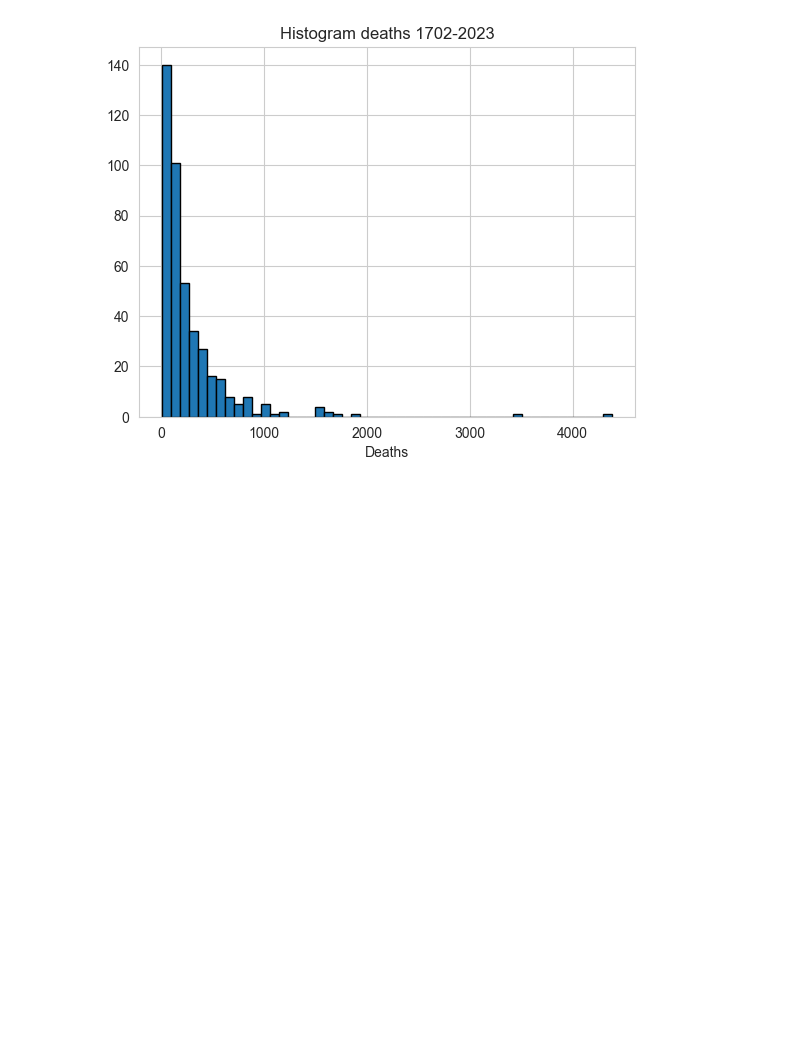
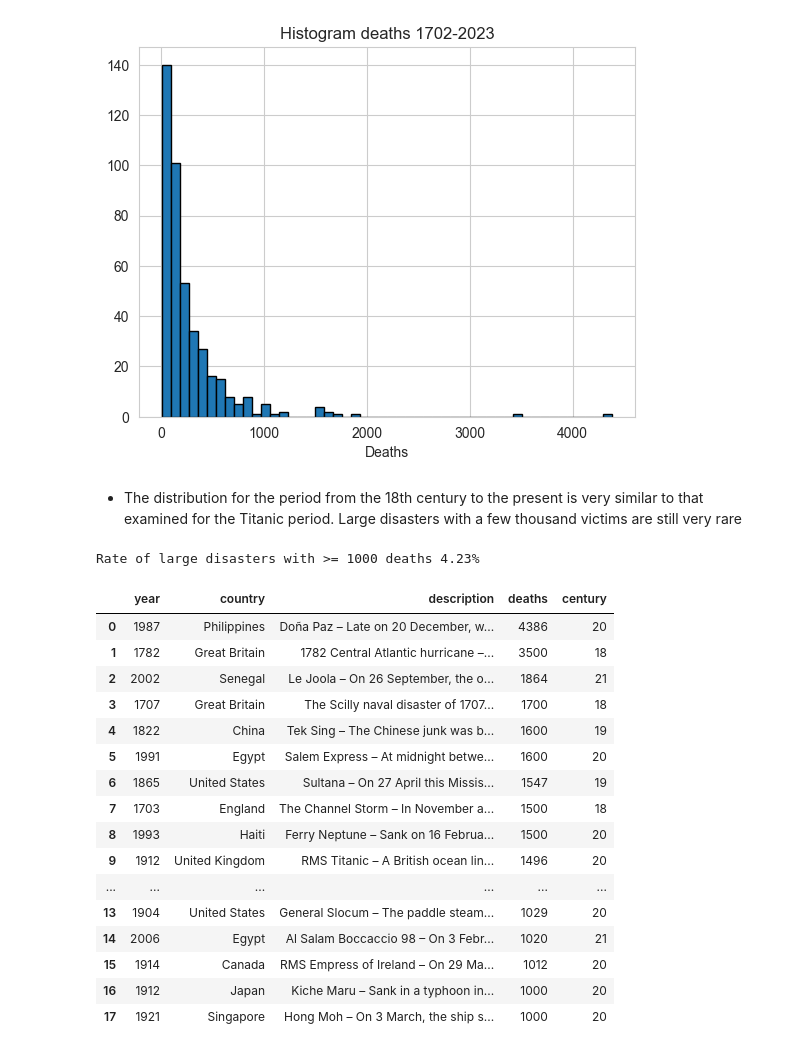
Before and after one commit to ManuelGehl/Titanic-Data-Analysis, a Jupyter notebook: titanic_maritime_disasters.ipynb, the cells around one changed output. Drawn from its saved outputs; the diff is of its cells as text; code cells hidden in the pictures; blank space fills up the shorter version.

```diff
--- a/titanic_maritime_disasters.ipynb
+++ b/titanic_maritime_disasters.ipynb
@@ -231,3 +242,31 @@ plt.xlabel("Deaths")
 plt.show()
 # %% [output]
 [figure]
+# %% [markdown]
+* The distribution for the period from the 18th century to the present is very similar to that examined for the Titanic period. Large disasters with a few thousand victims are still very rare
+# %%
+# Query for events with at least 1000 deaths
+large_disasters = df_complete.query("deaths >= 1000").sort_values("deaths", ascending=False).reset_index(drop=True)
+number_large_disasters = len(large_disasters)
+all_disasters = len(df_complete)
+print(f"Rate of large disasters with >= 1000 deaths {100 * number_large_disasters / all_disasters:.2f}%")
+large_disasters
+# %% [output]
+Rate of large disasters with >= 1000 deaths 4.23%
+|  | year | country | description | deaths | century |
+| 0 | 1987 | Philippines | Doña Paz – Late on 20 December, w... | 4386 | 20 |
+| 1 | 1782 | Great Britain | 1782 Central Atlantic hurricane –... | 3500 | 18 |
+| 2 | 2002 | Senegal | Le Joola – On 26 September, the o... | 1864 | 21 |
+| 3 | 1707 | Great Britain | The Scilly naval disaster of 1707... | 1700 | 18 |
+| 4 | 1822 | China | Tek Sing – The Chinese junk was b... | 1600 | 19 |
+| 5 | 1991 | Egypt | Salem Express – At midnight betwe... | 1600 | 20 |
+| 6 | 1865 | United States | Sultana – On 27 April this Missis... | 1547 | 19 |
+| 7 | 1703 | England | The Channel Storm – In November a... | 1500 | 18 |
+| 8 | 1993 | Haiti | Ferry Neptune – Sank on 16 Februa... | 1500 | 20 |
+| 9 | 1912 | United Kingdom | RMS Titanic – A British ocean lin... | 1496 | 20 |
+| ... | ... | ... | ... | ... | ... |
+| 13 | 1904 | United States | General Slocum – The paddle steam... | 1029 | 20 |
+| 14 | 2006 | Egypt | Al Salam Boccaccio 98 – On 3 Febr... | 1020 | 21 |
+| 15 | 1914 | Canada | RMS Empress of Ireland – On 29 Ma... | 1012 | 20 |
+| 16 | 1912 | Japan | Kiche Maru – Sank in a typhoon in... | 1000 | 20 |
+| 17 | 1921 | Singapore | Hong Moh – On 3 March, the ship s... | 1000 | 20 |
```
Also changed, not shown: parts of 13 cells of this notebook, 1 other file.
